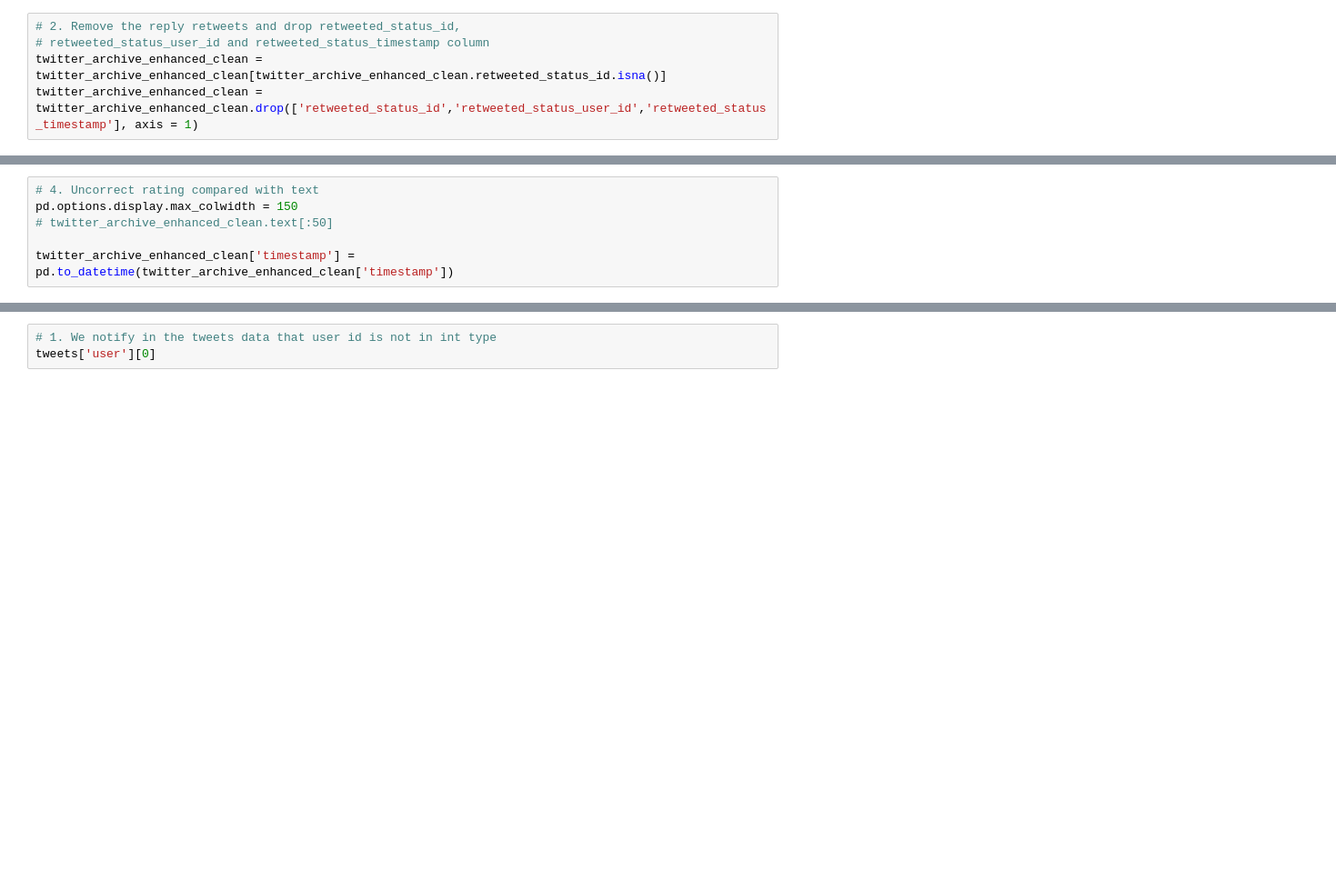
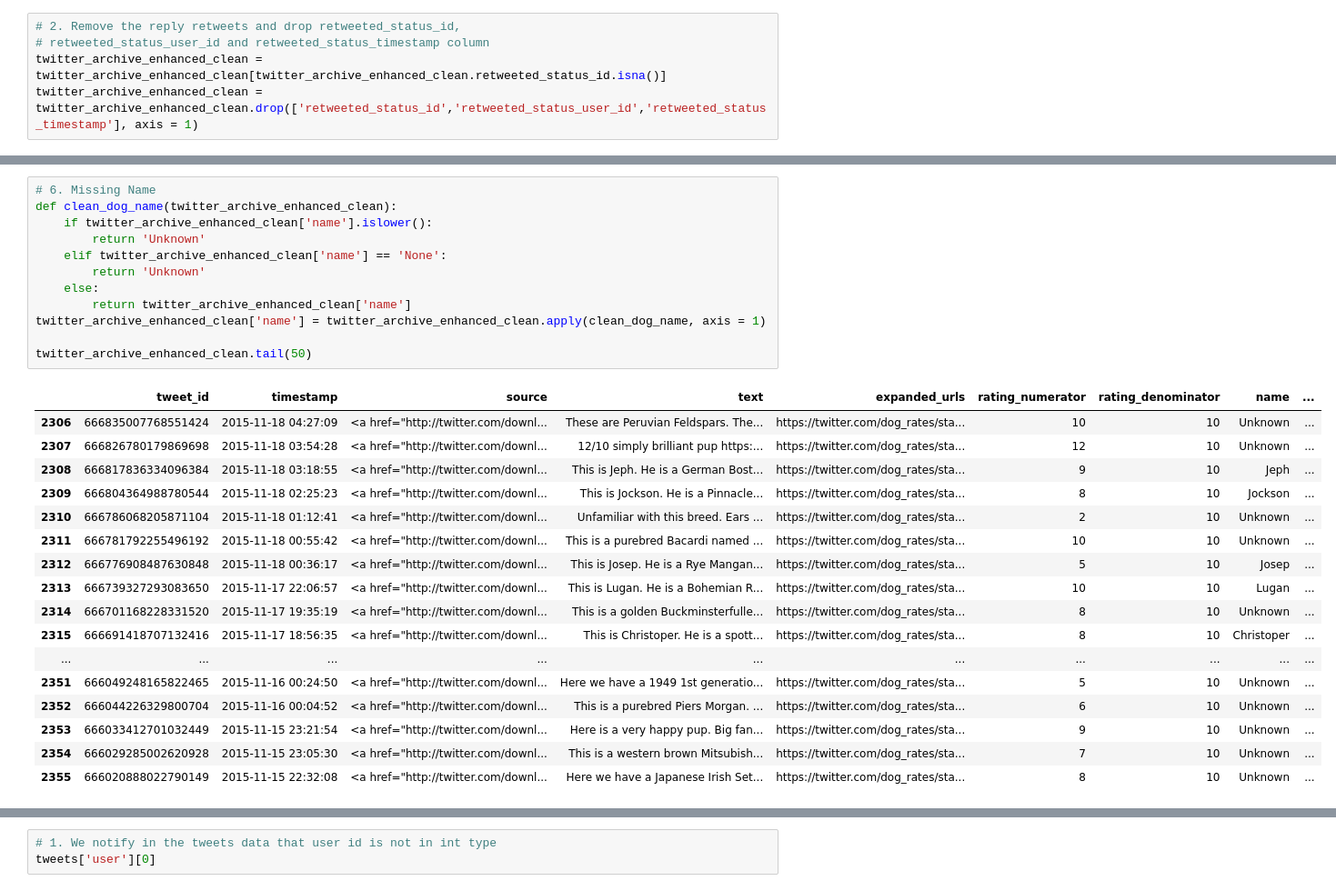
Before and after one commit to liuyang21cn/Udacity-DAND, a Jupyter notebook: 2-Data-Wrangling/Wrangle-And-Analyze-Data-Project/wrangle_act.ipynb, the cells around one changed output, grey strips where cells are left out. Shown: that part at 91% size. Cells and saved outputs as stored; diff of their text form; blank space fills up the shorter version.

```diff
--- a/2-Data-Wrangling/Wrangle-And-Analyze-Data-Project/wrangle_act.ipynb
+++ b/2-Data-Wrangling/Wrangle-And-Analyze-Data-Project/wrangle_act.ipynb
@@ -229,7 +232,31 @@ twitter_archive_enhanced_clean.apply(clean_ratings_and_urls, axis = 1)
 2097 rows × 13 columns
-# %%
-# 4. Uncorrect rating compared with text
-pd.options.display.max_colwidth = 150
-# twitter_archive_enhanced_clean.text[:50]
-
-twitter_archive_enhanced_clean['timestamp'] = pd.to_datetime(twitter_archive_enhanced_clean['timestamp'])
+# %%
+# 6. Missing Name
+def clean_dog_name(twitter_archive_enhanced_clean):
+    if twitter_archive_enhanced_clean['name'].islower():
+        return 'Unknown'
+    elif twitter_archive_enhanced_clean['name'] == 'None':
+        return 'Unknown'
+    else:
+        return twitter_archive_enhanced_clean['name']
+twitter_archive_enhanced_clean['name'] = twitter_archive_enhanced_clean.apply(clean_dog_name, axis = 1)
+
+twitter_archive_enhanced_clean.tail(50)
+# %% [output]
+|  | tweet_id | timestamp | source | text | expanded_urls | rating_numerator | rating_denominator | name | ... |
+| 2306 | 666835007768551424 | 2015-11-18 04:27:09 | <a href="http://twitter.com/downl... | These are Peruvian Feldspars. The... | https://twitter.com/dog_rates/sta... | 10 | 10 | Unknown | ... |
+| 2307 | 666826780179869698 | 2015-11-18 03:54:28 | <a href="http://twitter.com/downl... | 12/10 simply brilliant pup https:... | https://twitter.com/dog_rates/sta... | 12 | 10 | Unknown | ... |
+| 2308 | 666817836334096384 | 2015-11-18 03:18:55 | <a href="http://twitter.com/downl... | This is Jeph. He is a German Bost... | https://twitter.com/dog_rates/sta... | 9 | 10 | Jeph | ... |
+| 2309 | 666804364988780544 | 2015-11-18 02:25:23 | <a href="http://twitter.com/downl... | This is Jockson. He is a Pinnacle... | https://twitter.com/dog_rates/sta... | 8 | 10 | Jockson | ... |
+| 2310 | 666786068205871104 | 2015-11-18 01:12:41 | <a href="http://twitter.com/downl... | Unfamiliar with this breed. Ears ... | https://twitter.com/dog_rates/sta... | 2 | 10 | Unknown | ... |
+| 2311 | 666781792255496192 | 2015-11-18 00:55:42 | <a href="http://twitter.com/downl... | This is a purebred Bacardi named ... | https://twitter.com/dog_rates/sta... | 10 | 10 | Unknown | ... |
+| 2312 | 666776908487630848 | 2015-11-18 00:36:17 | <a href="http://twitter.com/downl... | This is Josep. He is a Rye Mangan... | https://twitter.com/dog_rates/sta... | 5 | 10 | Josep | ... |
+| 2313 | 666739327293083650 | 2015-11-17 22:06:57 | <a href="http://twitter.com/downl... | This is Lugan. He is a Bohemian R... | https://twitter.com/dog_rates/sta... | 10 | 10 | Lugan | ... |
+| 2314 | 666701168228331520 | 2015-11-17 19:35:19 | <a href="http://twitter.com/downl... | This is a golden Buckminsterfulle... | https://twitter.com/dog_rates/sta... | 8 | 10 | Unknown | ... |
+| 2315 | 666691418707132416 | 2015-11-17 18:56:35 | <a href="http://twitter.com/downl... | This is Christoper. He is a spott... | https://twitter.com/dog_rates/sta... | 8 | 10 | Christoper | ... |
+| ... | ... | ... | ... | ... | ... | ... | ... | ... | ... |
+| 2351 | 666049248165822465 | 2015-11-16 00:24:50 | <a href="http://twitter.com/downl... | Here we have a 1949 1st generatio... | https://twitter.com/dog_rates/sta... | 5 | 10 | Unknown | ... |
+| 2352 | 666044226329800704 | 2015-11-16 00:04:52 | <a href="http://twitter.com/downl... | This is a purebred Piers Morgan. ... | https://twitter.com/dog_rates/sta... | 6 | 10 | Unknown | ... |
+| 2353 | 666033412701032449 | 2015-11-15 23:21:54 | <a href="http://twitter.com/downl... | Here is a very happy pup. Big fan... | https://twitter.com/dog_rates/sta... | 9 | 10 | Unknown | ... |
+| 2354 | 666029285002620928 | 2015-11-15 23:05:30 | <a href="http://twitter.com/downl... | This is a western brown Mitsubish... | https://twitter.com/dog_rates/sta... | 7 | 10 | Unknown | ... |
+| 2355 | 666020888022790149 | 2015-11-15 22:32:08 | <a href="http://twitter.com/downl... | Here we have a Japanese Irish Set... | https://twitter.com/dog_rates/sta... | 8 | 10 | Unknown | ... |
```
Also changed, not shown: parts of 11 cells of this notebook.
